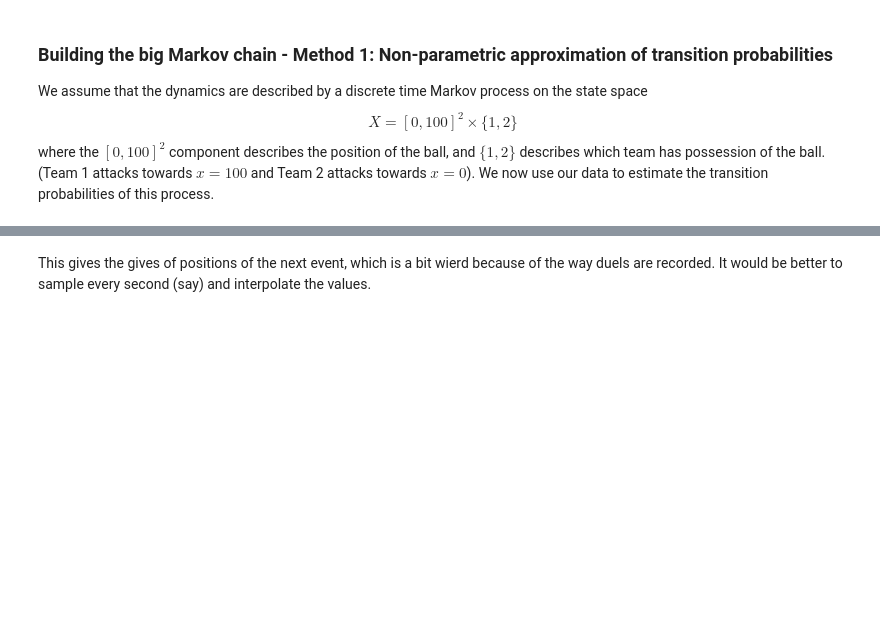
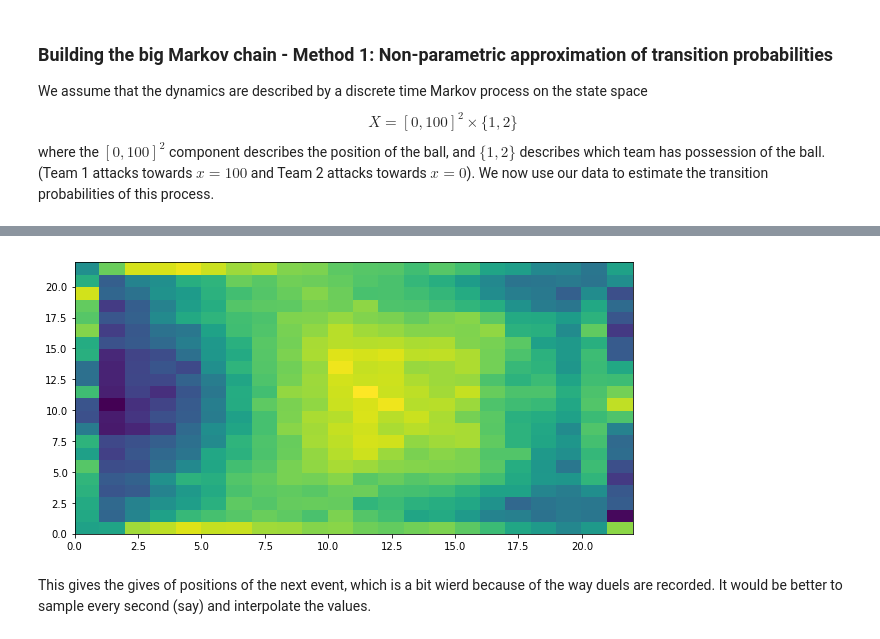
Before and after one commit to gdc17/football-markov-modelling, a Jupyter notebook: football_markov.ipynb, the cells around one changed output, grey strips where cells are left out. Drawn from its saved outputs; the diff is of its cells as text; code cells hidden in the pictures; blank space fills up the shorter version.

```diff
--- a/football_markov.ipynb
+++ b/football_markov.ipynb
@@ -184,3 +169,8 @@ plt.pcolor(P_vis(40,50,1).T);
+# %%
+plt.figure(figsize=(10,5))
+plt.pcolor(P_pos(2,2).T);
+# %% [output]
+[figure, added]
 # %% [markdown]
 This gives the gives of positions of the next event, which is a bit wierd because of the way duels are recorded. It would be better to sample every second (say) and interpolate the values.
 # %% [markdown]
```
Also changed, not shown: parts of 9 cells of this notebook.
